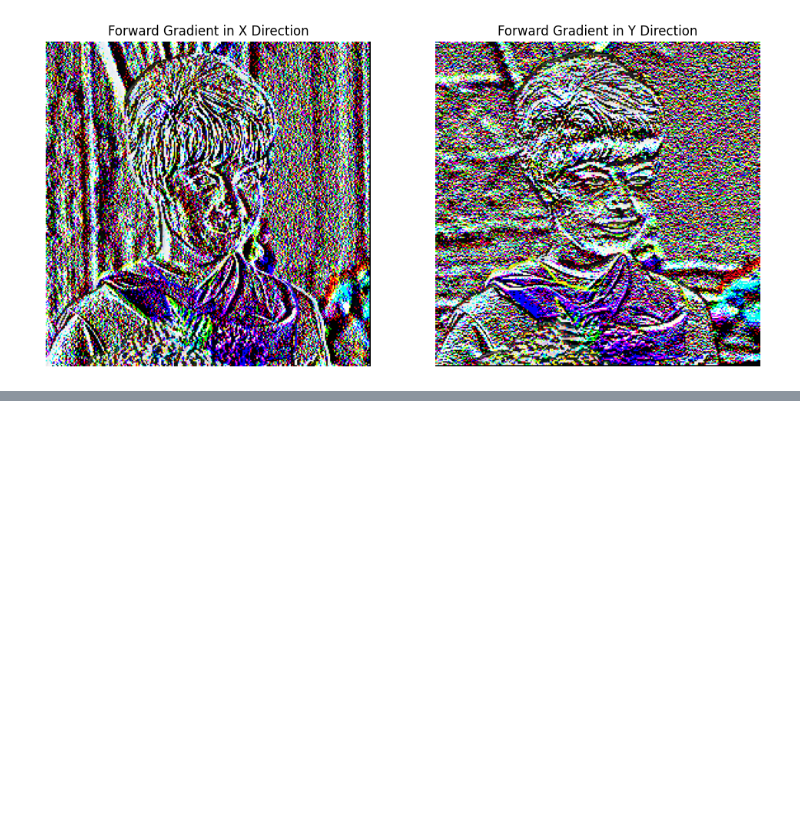
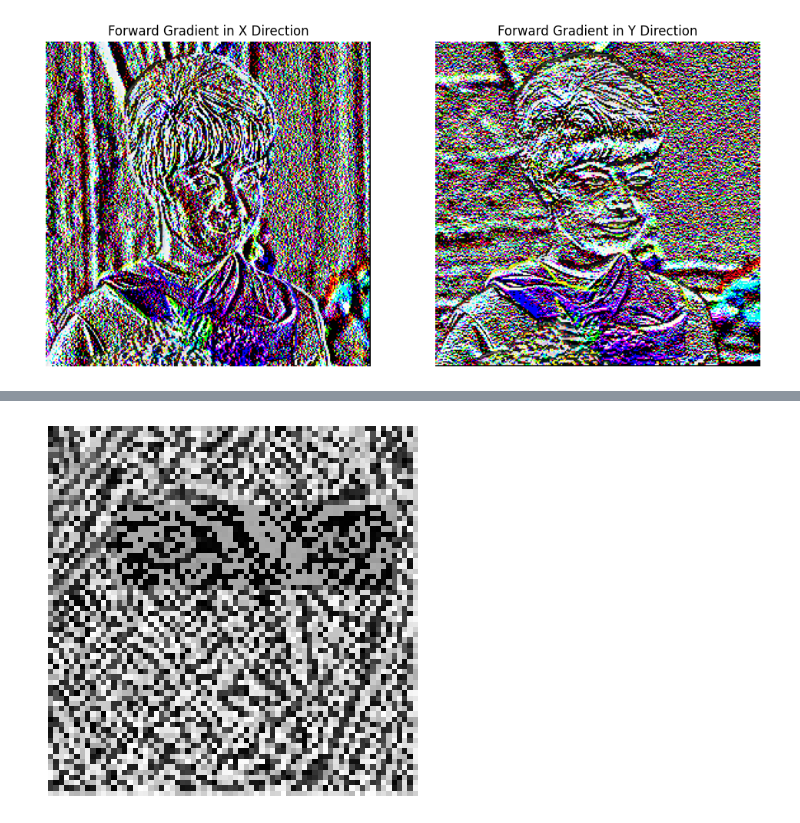
Before and after one commit to sarannevdlinde/MCV2, a Jupyter notebook: test.ipynb, the cells around one changed output, grey strips where cells are left out. Saved outputs shown, nothing was run; the diff lists cells and outputs as text; code cells hidden in the pictures; blank space fills up the shorter version.

```diff
--- a/test.ipynb
+++ b/test.ipynb
@@ -147,0 +104,47 @@ for channel in range(3):
+# %%
+import numpy as np
+from scipy.optimize import minimize
+import matplotlib.pyplot as plt
+
+# Initialize combined image with a more informative initialization
+#u_comb = (crop_box_dst) * (1 - converted_mask) + (0.5*crop_box+0.5*crop_box_dst) * converted_mask  # Weighted initialization
+u_comb=np.zeros_like(crop_box_dst)
+m = converted_mask
+beta_0 = 50
+beta = beta_0 * (1 - m)
+# Extract dimensions
+y_max, x_max = crop_box_dst.shape
+
+def E(u, A, b, c):
+    """Calculate the energy value with adjustable fidelity term."""
+    alpha = 0.5  # Adjusted weight of fidelity term
+    u = np.array(u)
+    energy_value = alpha * (0.5 * np.dot(u, A @ u)) - np.dot(b, u) + c.item()
+    return energy_value
+
+
+# Compute gradients and matrices
+vi, vj = compute_composite_gradient(crop_box, crop_box_dst, m)
+A = poisson_linear_operator(u_comb, beta)
+
+# Create b with careful consideration of beta and divergence
+b = (beta * crop_box_dst) - im_bwd_divergence(vi, vj)
+
+v = np.array([vi, vj])
+c = 0.5 * np.sum(v ** 2) + 0.5 * np.sum(beta * crop_box_dst ** 2)
+
+# Optimize
+result = minimize(E, u_comb.flatten(), args=(A, b.flatten(), c), method='L-BFGS-B')
+
+# Reshape and store result
+optimal_u = result.x.reshape(u_comb.shape)
+u_comb = optimal_u
+
+# Final combined result
+u_final = u_comb
+
+plt.imshow(u_final, cmap='gray')
+plt.axis('off')  # Hide axis for better visualization
+plt.show()
+# %% [output]
+[figure, added]
```
Also changed, not shown: parts of 11 cells of this notebook, 1 other file.
